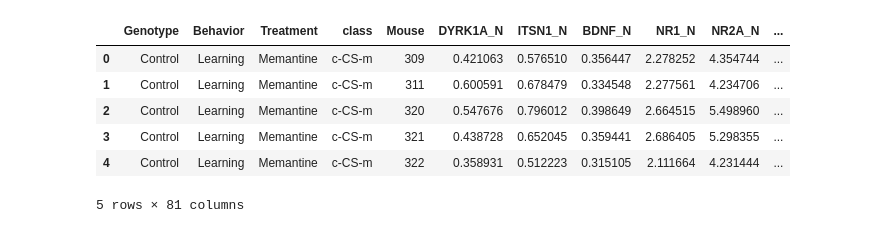
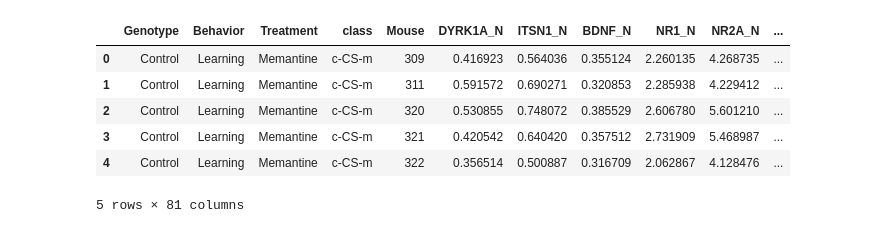
Before and after one commit to Adenordis/Springboard-Capstone-1, a Jupyter notebook: Capstone1_Supervised.ipynb, the cells around one changed output. Saved outputs shown, nothing was run; the diff lists cells and outputs as text; code cells hidden in the pictures.

```diff
--- a/Capstone1_Supervised.ipynb
+++ b/Capstone1_Supervised.ipynb
@@ -6,15 +21,15 @@ import numpy as np
 # %%
 # Loading the cleaned dataset, in which within-mouse outliers have been removed and then the MEDIAN per mouse has been calculated
 # Outlier biological replicates are still present.  Some mice are missing data for some proteins.
 # (8/76 proteins are missing at least one data point.)
-data = pd.read_csv('Data_Cortex_Nuclear_Means_Clean.csv')
+data = pd.read_csv('Data_Cortex_Nuclear_Medians_Clean.csv')
 data.replace(to_replace={'C/S': 'Learning', 'S/C': 'Control'}, inplace=True)
 data.head()
 # %% [output]
 |  | Genotype | Behavior | Treatment | class | Mouse | DYRK1A_N | ITSN1_N | BDNF_N | NR1_N | NR2A_N | ... |
-| 0 | Control | Learning | Memantine | c-CS-m | 309 | 0.421063 | 0.576510 | 0.356447 | 2.278252 | 4.354744 | ... |
-| 1 | Control | Learning | Memantine | c-CS-m | 311 | 0.600591 | 0.678479 | 0.334548 | 2.277561 | 4.234706 | ... |
-| 2 | Control | Learning | Memantine | c-CS-m | 320 | 0.547676 | 0.796012 | 0.398649 | 2.664515 | 5.498960 | ... |
-| 3 | Control | Learning | Memantine | c-CS-m | 321 | 0.438728 | 0.652045 | 0.359441 | 2.686405 | 5.298355 | ... |
-| 4 | Control | Learning | Memantine | c-CS-m | 322 | 0.358931 | 0.512223 | 0.315105 | 2.111664 | 4.231444 | ... |
+| 0 | Control | Learning | Memantine | c-CS-m | 309 | 0.416923 | 0.564036 | 0.355124 | 2.260135 | 4.268735 | ... |
+| 1 | Control | Learning | Memantine | c-CS-m | 311 | 0.591572 | 0.690271 | 0.320853 | 2.285938 | 4.229412 | ... |
+| 2 | Control | Learning | Memantine | c-CS-m | 320 | 0.530855 | 0.748072 | 0.385529 | 2.606780 | 5.601210 | ... |
+| 3 | Control | Learning | Memantine | c-CS-m | 321 | 0.420542 | 0.640420 | 0.357512 | 2.731909 | 5.468987 | ... |
+| 4 | Control | Learning | Memantine | c-CS-m | 322 | 0.356514 | 0.500887 | 0.316709 | 2.062867 | 4.128476 | ... |
 5 rows × 81 columns
```
Also changed, not shown: parts of 16 cells of this notebook, 3 other files.
